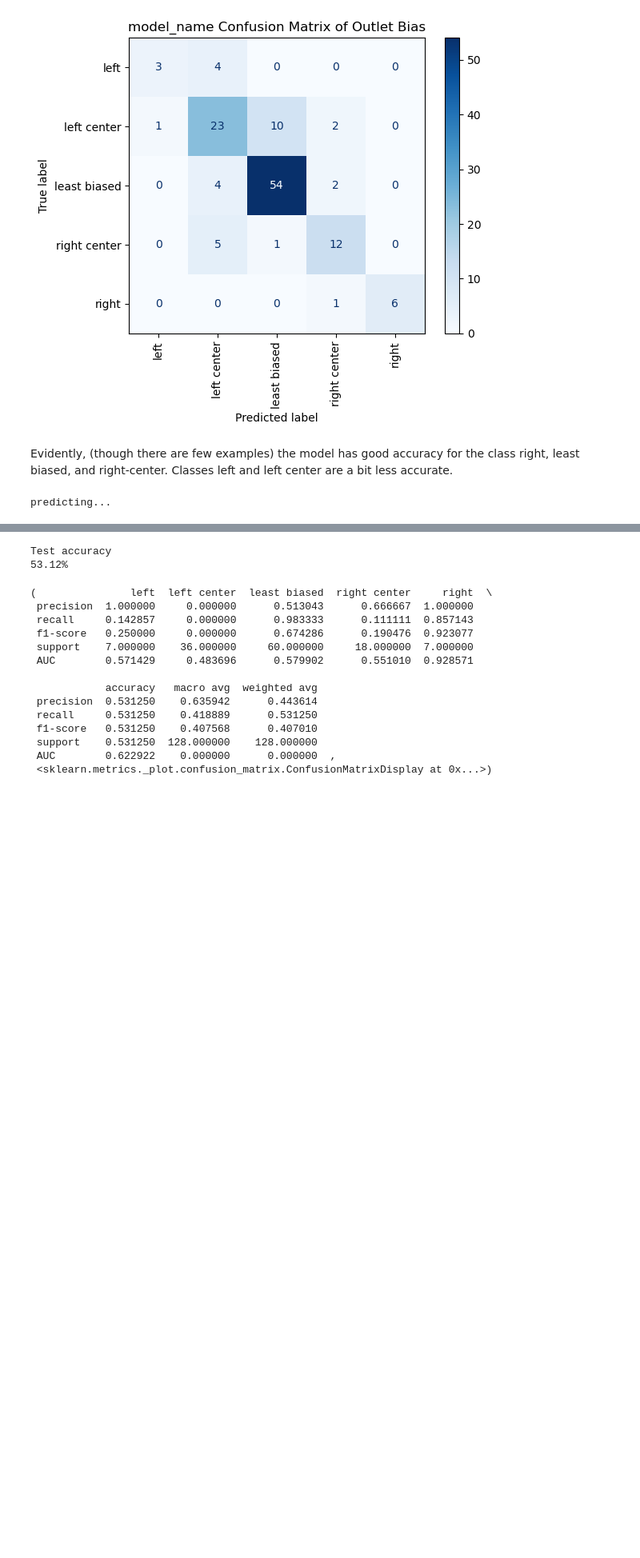
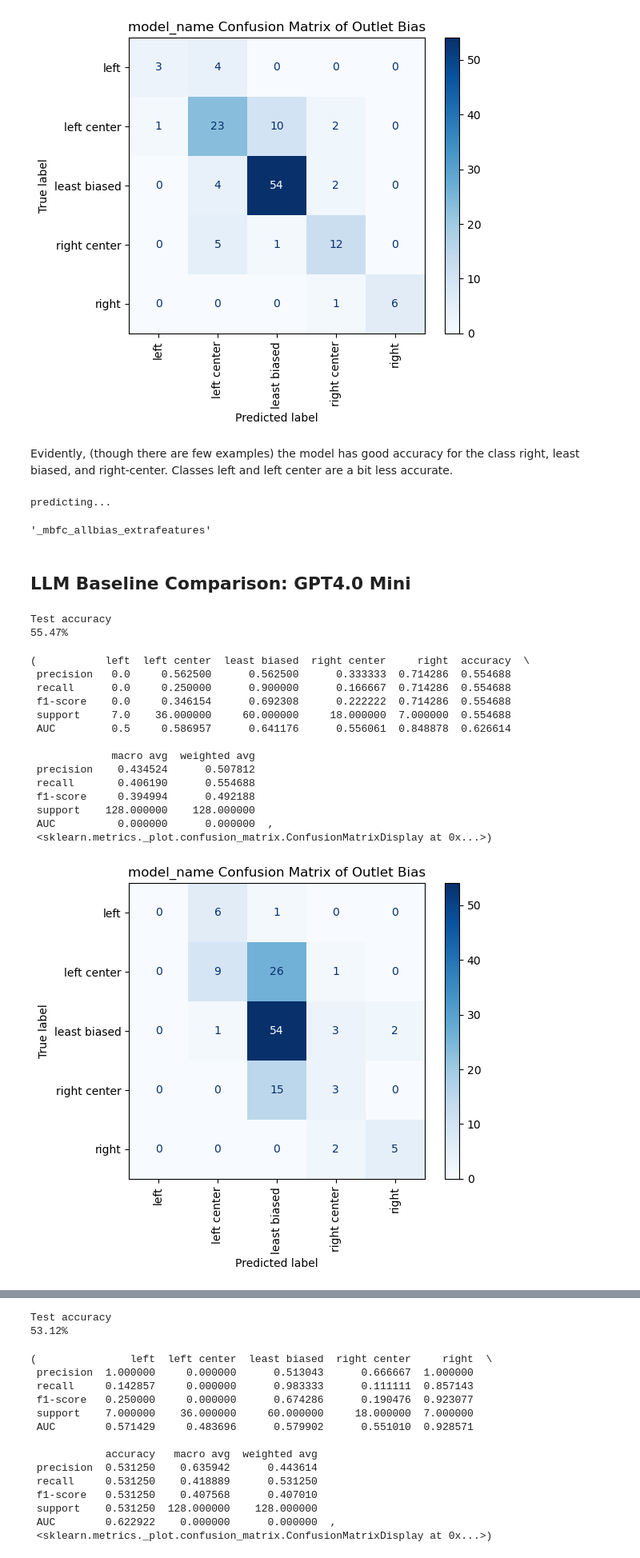
Before and after one commit to rtronnback/automatic_news_monitoring_with_GDELT, a Jupyter notebook: 0X_Error_Analysis_and_LLM_Baseline.ipynb, the cells around one changed output, grey strips where cells are left out. Shown: that part at 80% size. Cells and saved outputs as stored; diff of their text form; code cells hidden in the pictures; blank space fills up the shorter version.

```diff
--- a/0X_Error_Analysis_and_LLM_Baseline.ipynb
+++ b/0X_Error_Analysis_and_LLM_Baseline.ipynb
@@ -354,6 +355,7 @@ def evaluate_predictions(y_test,y_pred,save=True,model_name=""):
             cmap=plt.cm.Blues,
         )
     disp.ax_.set_title("{} Confusion Matrix of Outlet Bias".format("model_name"))
+    tikzplotlib.save("{}_Confusion_Matrix_TKZ.tikz".format(model_name))
     # print results and timing
     print("Test accuracy")
     print(f"{accuracy_score(y_test, y_pred):.2%}\n")
@@ -363,6 +365,7 @@ def evaluate_predictions(y_test,y_pred,save=True,model_name=""):
         save_path_confmx = "{}_Confusion_Matrix.png".format(model_name)
         save_path_report = "{}_Report.csv".format(model_name)
         # picture
+        tikzplotlib.save("{}_Confusion_Matrix_TKZ2.tikz".format(model_name))
         disp.figure_.savefig(save_path_confmx)
         report.to_csv(save_path_report)
 
@@ -501,0 +589,7 @@ predicting...
+# %%
+os.getcwd()
+dataset_extension
+# %% [output]
+'_mbfc_allbias_extrafeatures'
+# %% [markdown]
+## LLM Baseline Comparison: GPT4.0 Mini
@@ -501,0 +619,46 @@ predicting...
+# %%
+llm_results = {"newsadvance.com": 2, "hometownstations.com": 2,"mycentraljersey.com": 2,"thedailycitizen.com": 2,"kxlh.com": 2,
+               "mashable.com": 1,"nbclosangeles.com": 2,"hitc.com": 2,"dglobe.com": 2,"thehill.com": 1,"livemint.com": 2,"kshb.com": 2,
+               "coloradopolitics.com": 3,"goerie.com": 2,"digitaljournal.com": 3,"koat.com": 2,"dawn.com": 1,"wwltv.com": 2,"wthr.com": 2,
+               "wcnc.com": 2,"rollingstone.com": 1,"thehindubusinessline.com": 2,"walesonline.co.uk": 2,"business2community.com": 2,
+               "bridgwatermercury.co.uk": 2,"dispatch.com": 2,"annistonstar.com": 2,"wlky.com": 2,"tucson.com": 2,"thenationalherald.com": 3,
+               "aei.org": 4,"ndtv.com": 1,"koreaherald.com": 2,"12news.com": 2,"wral.com": 2,"sbs.com.au": 2,"krtv.com": 2,"kion546.com": 2,
+               "wvasfm.org": 2,"stamfordadvocate.com": 2,"wtsp.com": 2,"fox6now.com": 4,"sourcenm.com": 2,"9news.com.au": 2,"crooksandliars.com": 1,
+               "americanthinker.com": 4,"fox4news.com": 4,"kens5.com": 2,"abc12.com": 2,"ladysmithchronicle.com": 2,"my9nj.com": 2,
+               "dailyprogress.com": 2,"esquire.com": 1,"dl-online.com": 2,"howstuffworks.com": 2,"wdrb.com": 2,"wqad.com": 2,"allafrica.com": 2,
+               "globegazette.com": 2,"china.org.cn": 1,"godanriver.com": 2,"bridportnews.co.uk": 2,"inforum.com": 2,"dailyjournal.net": 2,"kob.com": 2,
+               "kvoa.com": 2,"investmentwatchblog.com": 4,"brainerddispatch.com": 2,"argusleader.com": 2,"courierpostonline.com": 2,"apr.org": 1,
+               "ynetnews.com": 2,"gadsdentimes.com": 2,"ktvh.com": 2,"petoskeynews.com": 2,"brentwoodlive.co.uk": 2,"nola.com": 2,"wsiltv.com": 2,
+               "kansasreflector.com": 1,"dailysignal.com": 3,"texastribune.org": 1,"heraldpalladium.com": 2,"afr.com": 3,"wlfi.com": 2,"vladtv.com": 1,
+               "kpvi.com": 2,"thenational.scot": 1,"12news.com": 2,"abcactionnews.com": 2,"newscentermaine.com": 2,"gazette.com": 2,"irishtimes.com": 2,
+               "kxly.com": 2,"news.cn": 1,"agassizharrisonobserver.com": 2,"wthitv.com": 2,"insideedition.com": 2,"kvia.com": 2,"bicesteradvertiser.net": 2,
+               "theconservativetreehouse.com": 4,"sj-r.com": 2,"kezi.com": 2,"business-standard.com": 2,"wtxl.com": 2,"ground.news": 2,"patriotpost.us": 4,
+               "breakingdefense.com": 2,"cbsnews.com": 2,"columbiatribune.com": 2,"fox13now.com": 3,"euronews.com": 2,"kvue.com": 2,"wishtv.com": 2,
+               "khou.com": 2,"pressofatlanticcity.com": 2,"calgarysun.com": 3,"fox32chicago.com": 3,"israelnationalnews.com": 3,"ktvu.com": 2
+              }
+
+llm_df = pd.Series(llm_results).to_frame('LLM_lean').reset_index()
+llm_df.columns = ['outlet', 'LLM_lean']
+llm_df.set_index("outlet", inplace=True)
+# make a df with the LLM scores and the true values
+llm_baseline = pd.merge(test['lean'], llm_df, on='outlet')
+
+evaluate_predictions(llm_baseline['lean'], llm_baseline['LLM_lean'], save=False, model_name='GPT4')
+# %% [output]
+Test accuracy
+55.47%
+(           left  left center  least biased  right center     right  accuracy  \
+ precision   0.0     0.562500      0.562500      0.333333  0.714286  0.554688
+ recall      0.0     0.250000      0.900000      0.166667  0.714286  0.554688
+ f1-score    0.0     0.346154      0.692308      0.222222  0.714286  0.554688
+ support     7.0    36.000000     60.000000     18.000000  7.000000  0.554688
+ AUC         0.5     0.586957      0.641176      0.556061  0.848878  0.626614
+
+             macro avg  weighted avg
+ precision    0.434524      0.507812
+ recall       0.406190      0.554688
+ f1-score     0.394994      0.492188
+ support    128.000000    128.000000
+ AUC          0.000000      0.000000  ,
+ <sklearn.metrics._plot.confusion_matrix.ConfusionMatrixDisplay at 0x...>)
+[figure, added]
```
Also changed, not shown: parts of 16 cells of this notebook, 1 other file.
